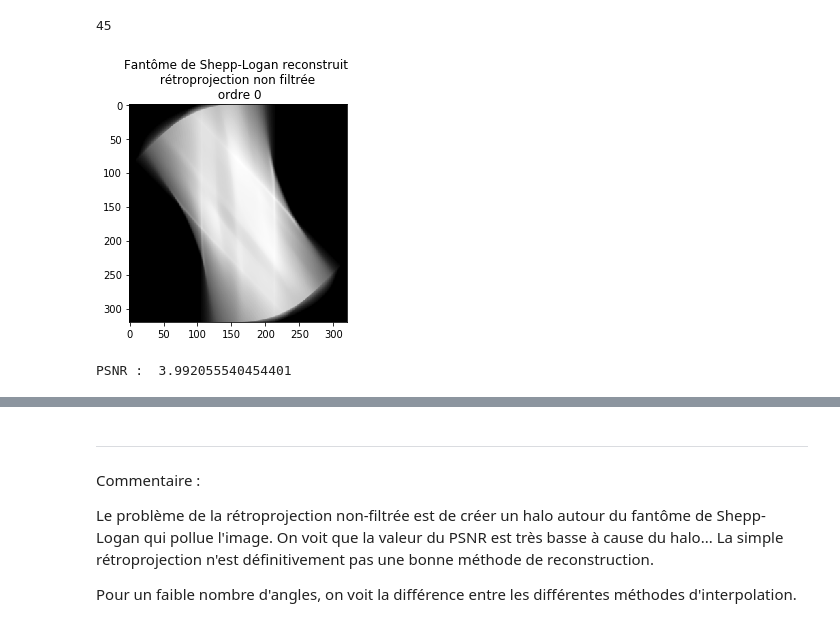
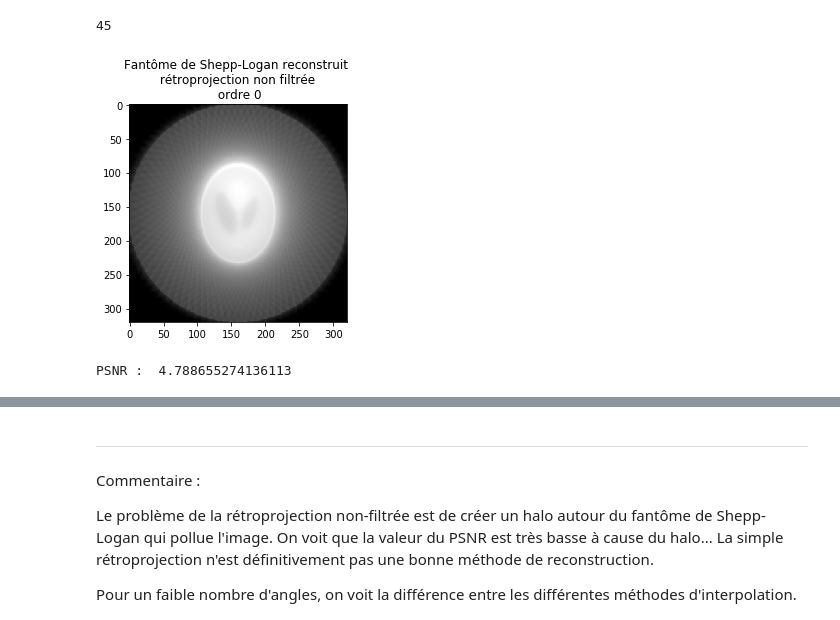
Before and after one commit to SimonTreil/Tomographie, a Jupyter notebook: Projet_Tomo_Zaza_1512.ipynb, the cells around one changed output, grey strips where cells are left out. Cells and saved outputs as stored; diff of their text form; code cells hidden in the pictures.

Commit message:
modification angles retroprojection non filtrée

```diff
--- a/Projet_Tomo_Zaza_1512.ipynb
+++ b/Projet_Tomo_Zaza_1512.ipynb
@@ -248,40 +248,41 @@ our_sinogram2 = radon_transform(imgz, theta_list_interpol)
 45
 # %%
 ## ordre 0
-def retroprojection_non_filtree(sinogram, theta_list_interpol):
+def retroprojection_non_filtree(sinogram, theta_list):
     L,A = np.shape(sinogram) #320,160
     temp = np.zeros((L,L,A)) #320,320,160
     img_rec = np.zeros((L,L)) #320,320
     for index_angle in range(A):
         #print("angle numéro :", index_angle)
         tempp = np.zeros((L, L))
         # sélection de la colonne
         col = sinogram[:,index_angle]
         for index_line in range(len(col)):
             #print("valeur à copier :", col[index_line])
             tempp[index_line,:] = np.repeat(col[index_line],L)
             #print(tempp[index_line,:])
-        temp[:,:,index_angle] = rotate(tempp, theta_list[index_angle], order = 1)
+
+        temp[:,:,index_angle] = rotate(tempp, theta_list[index_angle], order = 0)
         #plt.imshow(temp[:,:,index_angle], cmap=plt.cm.Greys_r)
         #plt.title('Fantôme de Shepp-Logan reconstruit \n rétroprojection non filtrée')
         #plt.show()
         img_rec += temp[:,:,index_angle]
 
     #return img_rec
     return normalize_img(rotate(img_rec, 90))
 
 ### test
-our_img_rec_order0 = retroprojection_non_filtree(our_sinogram2, theta_list)
+our_img_rec_order0 = retroprojection_non_filtree(our_sinogram2, theta_list_interpol)
 crop_our_img_rec0 = our_img_rec_order0[int(L/2):L+int(L/2),int(C/2):C+int(C/2)]
 
 plt.imshow(our_img_rec_order0, cmap=plt.cm.Greys_r)
 plt.title('Fantôme de Shepp-Logan reconstruit \n rétroprojection non filtrée \n ordre 0')
 plt.show()
 
 print("PSNR : ", psnr(img, crop_our_img_rec0)) #img true, img_test
 # %% [output]
-[figure, old version]
+[figure, new version]
-PSNR :  3.992055540454401
+PSNR :  4.788655274136113
 # %%
 ## ordre 2
 def retroprojection_non_filtree(sinogram, theta_list):
```
Also changed, not shown: parts of 7 cells of this notebook.
